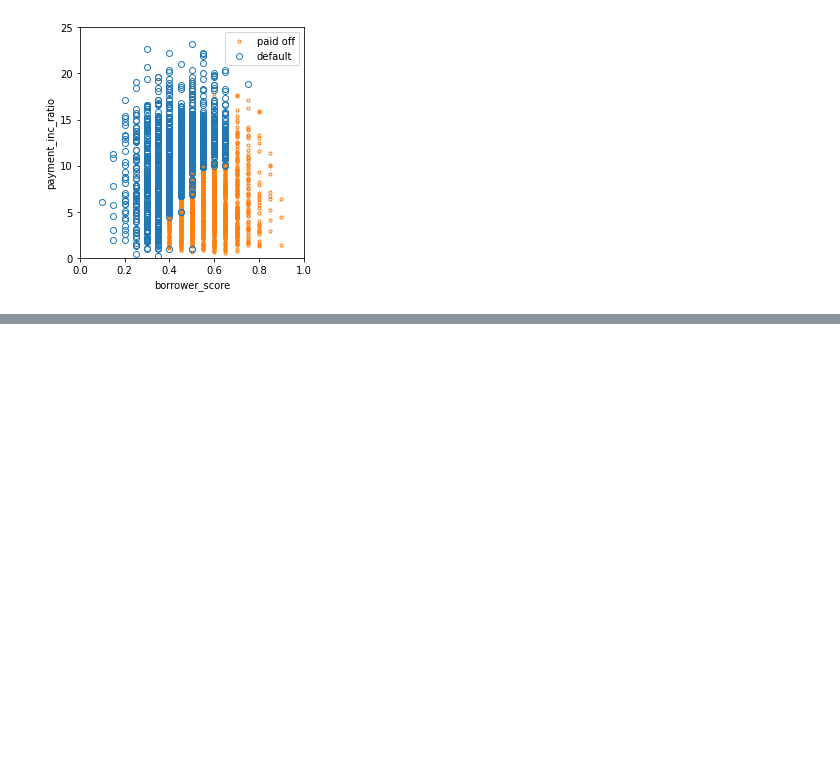
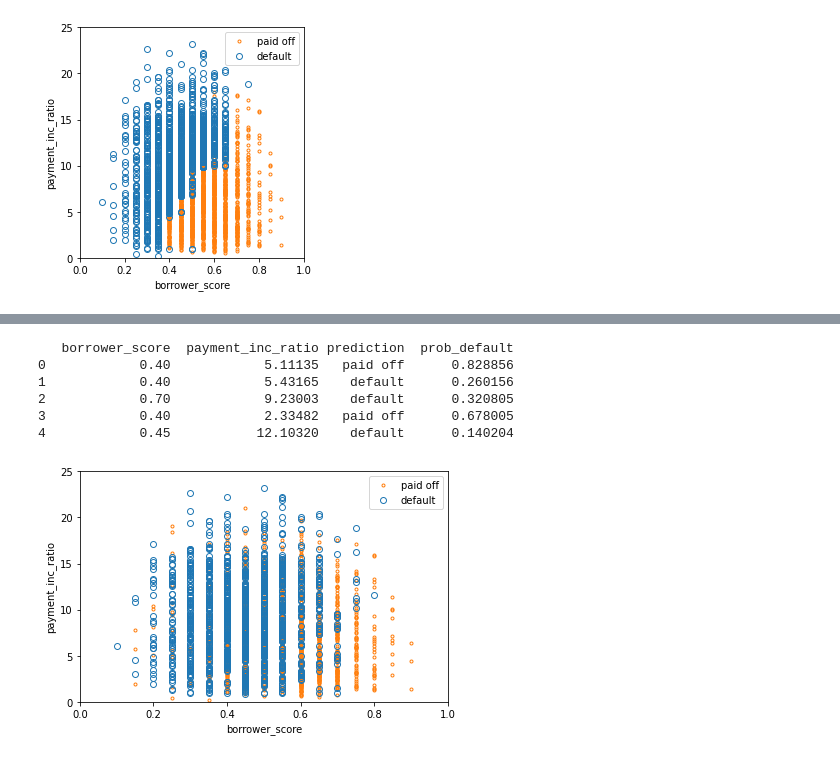
Before and after one commit to beauvilerobed/statistics-for-data-science, a Jupyter notebook: 6_StatisticalMachineLearning.ipynb, the cells around one changed output, grey strips where cells are left out. Saved outputs shown, nothing was run; the diff lists cells and outputs as text; code cells hidden in the pictures; blank space fills up the shorter version.

```diff
--- a/6_StatisticalMachineLearning.ipynb
+++ b/6_StatisticalMachineLearning.ipynb
@@ -546,0 +676,10 @@ plt.show()
+# %%
+predictors = ['borrower_score', 'payment_inc_ratio']
+outcome = 'outcome'
+
+X = loan3000[predictors]
+y = pd.Series([1 if o == 'default' else 0 for o in loan3000[outcome]])
+
+xgb = XGBClassifier(objective='binary:logistic', subsample=.63,
+                    use_label_encoder=False, eval_metric='error')
+print(xgb.fit(X, y))
@@ -546,0 +696,31 @@ plt.show()
+# %%
+xgb_df = X.copy()
+xgb_df['prediction'] = ['default' if p == 1 else 'paid off' for p in xgb.predict(X)]
+xgb_df['prob_default'] = xgb.predict_proba(X)[:, 0]
+print(xgb_df.head())
+# %% [output]
+   borrower_score  payment_inc_ratio prediction  prob_default
+0            0.40            5.11135   paid off      0.828856
+1            0.40            5.43165    default      0.260156
+2            0.70            9.23003    default      0.320805
+3            0.40            2.33482   paid off      0.678005
+4            0.45           12.10320    default      0.140204
+# %%
+fig, ax = plt.subplots(figsize=(6, 4))
+
+xgb_df.loc[xgb_df.prediction=='paid off'].plot(
+    x='borrower_score', y='payment_inc_ratio', style='.',
+    markerfacecolor='none', markeredgecolor='C1', ax=ax)
+xgb_df.loc[xgb_df.prediction=='default'].plot(
+    x='borrower_score', y='payment_inc_ratio', style='o',
+    markerfacecolor='none', markeredgecolor='C0', ax=ax)
+ax.legend(['paid off', 'default']);
+ax.set_xlim(0, 1)
+ax.set_ylim(0, 25)
+ax.set_xlabel('borrower_score')
+ax.set_ylabel('payment_inc_ratio')
+
+plt.tight_layout()
+plt.show()
+# %% [output]
+[figure, added]
```
Also changed, not shown: parts of 20 cells of this notebook.
